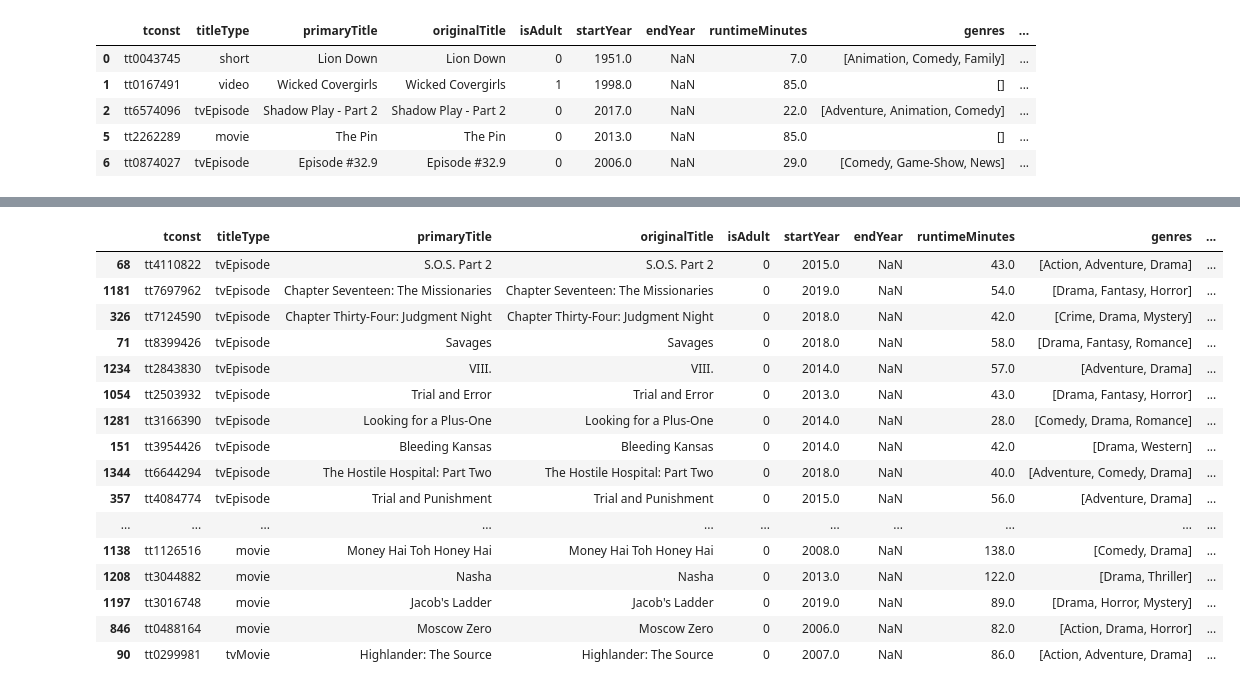
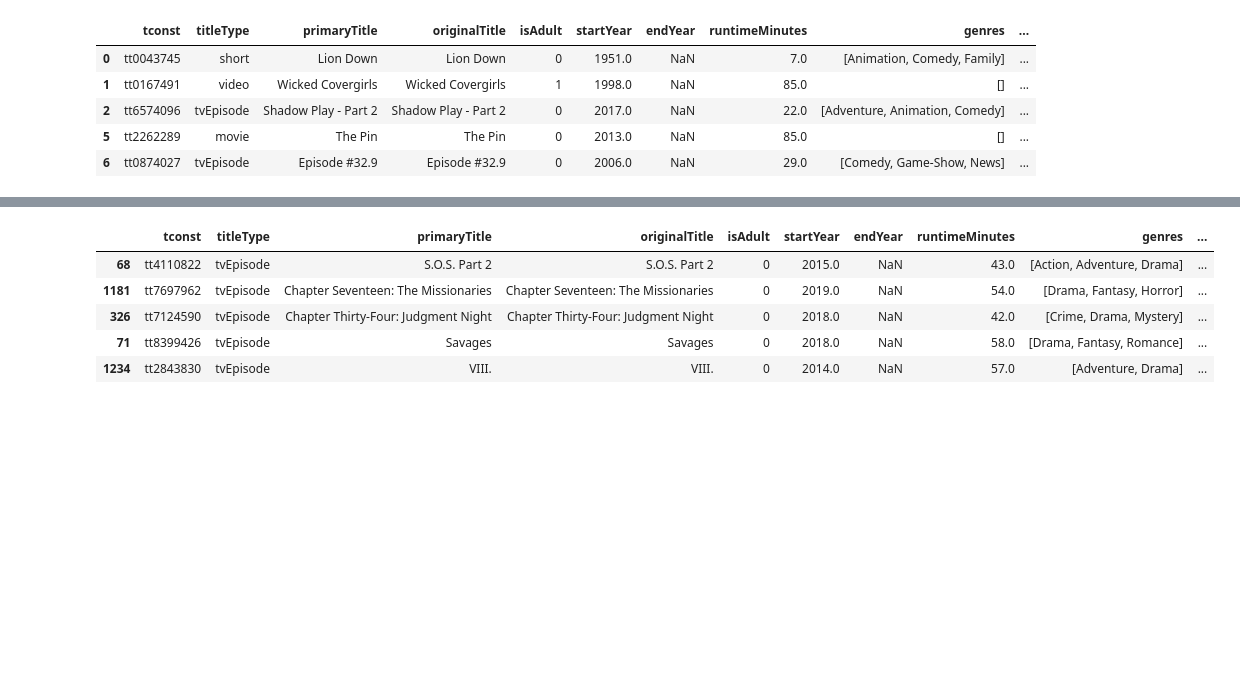
Before and after one commit to QueryIzul/--DQLab--Project-Machine-Learning-with-Python-Building-Recommender-System, a Jupyter notebook: Project Machine Learning with Python Building Recommender System.ipynb, the cells around one changed output, grey strips where cells are left out. Drawn from its saved outputs; the diff is of its cells as text; code cells hidden in the pictures; blank space fills up the shorter version.

```diff
--- a/Project Machine Learning with Python Building Recommender System.ipynb
+++ b/Project Machine Learning with Python Building Recommender System.ipynb
@@ -270,42 +278,31 @@ def user_prefer_recommender(df, ask_adult, ask_start_year, ask_genre, top=100):
 
     #ask_genre = 'all' atau yang lain
     if ask_genre.lower() == 'all':
         df = df
     else:
         def filter_genre(x):
             if ask_genre.lower() in str(x).lower():
                 return True
             else:
                 return False
         df = df.loc[df['genres'].apply(lambda x: filter_genre(x))]
 
     df = df.loc[df['numVotes'] >= m]  #Mengambil film dengan numVotes yang lebih besar atau sama dengan nilai m
     df = df.sort_values(by='score', ascending=False)
 
     #jika kamu hanya ingin mengambil 100 teratas
     df = df[:top]
     return df
 
 user_prefer_recommender(df,
                        ask_adult = 'no',
                         ask_start_year = 2000,
                        ask_genre = 'drama'
-                       )
+                       ).head()
 # %% [output]
 |  | tconst | titleType | primaryTitle | originalTitle | isAdult | startYear | endYear | runtimeMinutes | genres | ... |
 | 68 | tt4110822 | tvEpisode | S.O.S. Part 2 | S.O.S. Part 2 | 0 | 2015.0 | NaN | 43.0 | [Action, Adventure, Drama] | ... |
 | 1181 | tt7697962 | tvEpisode | Chapter Seventeen: The Missionaries | Chapter Seventeen: The Missionaries | 0 | 2019.0 | NaN | 54.0 | [Drama, Fantasy, Horror] | ... |
 | 326 | tt7124590 | tvEpisode | Chapter Thirty-Four: Judgment Night | Chapter Thirty-Four: Judgment Night | 0 | 2018.0 | NaN | 42.0 | [Crime, Drama, Mystery] | ... |
 | 71 | tt8399426 | tvEpisode | Savages | Savages | 0 | 2018.0 | NaN | 58.0 | [Drama, Fantasy, Romance] | ... |
 | 1234 | tt2843830 | tvEpisode | VIII. | VIII. | 0 | 2014.0 | NaN | 57.0 | [Adventure, Drama] | ... |
-| 1054 | tt2503932 | tvEpisode | Trial and Error | Trial and Error | 0 | 2013.0 | NaN | 43.0 | [Drama, Fantasy, Horror] | ... |
-| 1281 | tt3166390 | tvEpisode | Looking for a Plus-One | Looking for a Plus-One | 0 | 2014.0 | NaN | 28.0 | [Comedy, Drama, Romance] | ... |
-| 151 | tt3954426 | tvEpisode | Bleeding Kansas | Bleeding Kansas | 0 | 2014.0 | NaN | 42.0 | [Drama, Western] | ... |
-| 1344 | tt6644294 | tvEpisode | The Hostile Hospital: Part Two | The Hostile Hospital: Part Two | 0 | 2018.0 | NaN | 40.0 | [Adventure, Comedy, Drama] | ... |
-| 357 | tt4084774 | tvEpisode | Trial and Punishment | Trial and Punishment | 0 | 2015.0 | NaN | 56.0 | [Adventure, Drama] | ... |
-| ... | ... | ... | ... | ... | ... | ... | ... | ... | ... | ... |
-| 1138 | tt1126516 | movie | Money Hai Toh Honey Hai | Money Hai Toh Honey Hai | 0 | 2008.0 | NaN | 138.0 | [Comedy, Drama] | ... |
-| 1208 | tt3044882 | movie | Nasha | Nasha | 0 | 2013.0 | NaN | 122.0 | [Drama, Thriller] | ... |
-| 1197 | tt3016748 | movie | Jacob's Ladder | Jacob's Ladder | 0 | 2019.0 | NaN | 89.0 | [Drama, Horror, Mystery] | ... |
-| 846 | tt0488164 | movie | Moscow Zero | Moscow Zero | 0 | 2006.0 | NaN | 82.0 | [Action, Drama, Horror] | ... |
-| 90 | tt0299981 | tvMovie | Highlander: The Source | Highlander: The Source | 0 | 2007.0 | NaN | 86.0 | [Action, Adventure, Drama] | ... |
```
Also changed, not shown: parts of 20 cells of this notebook.
